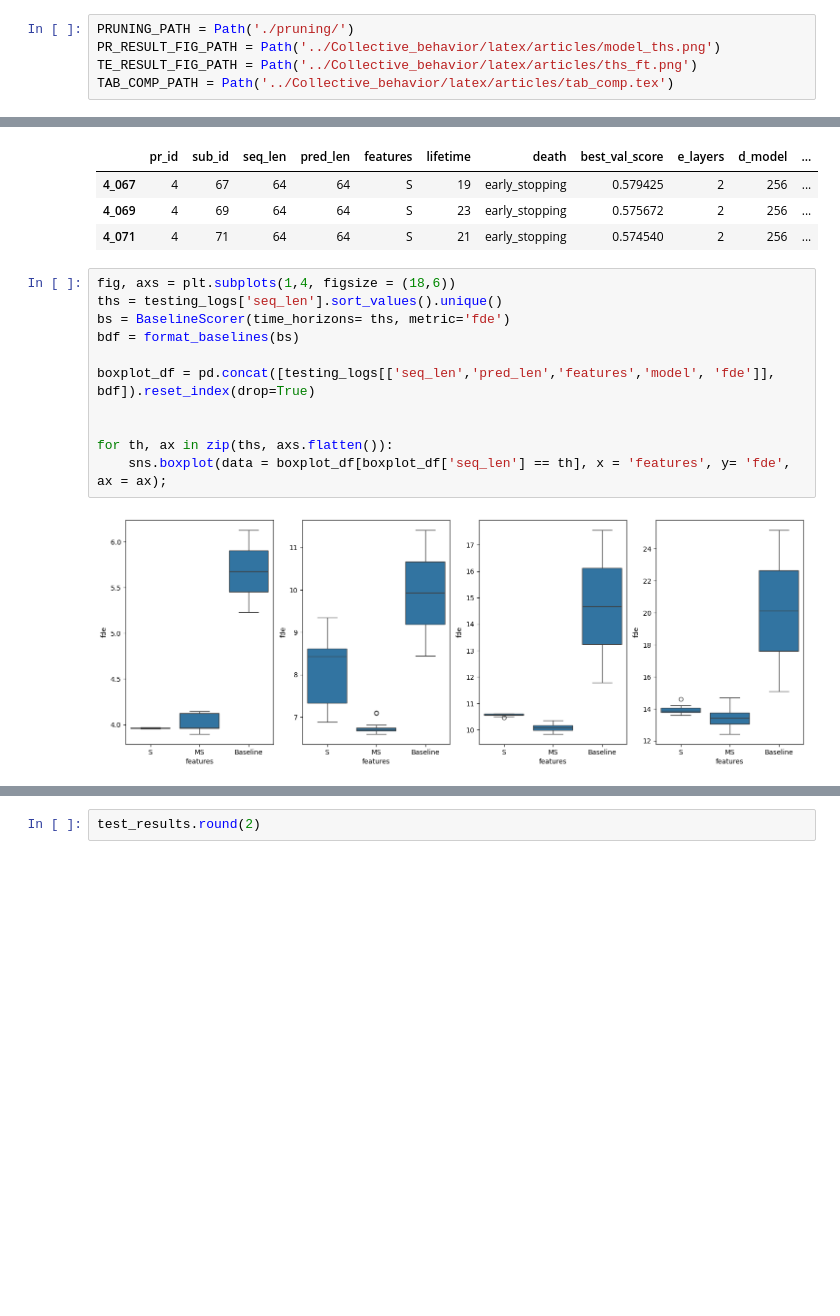
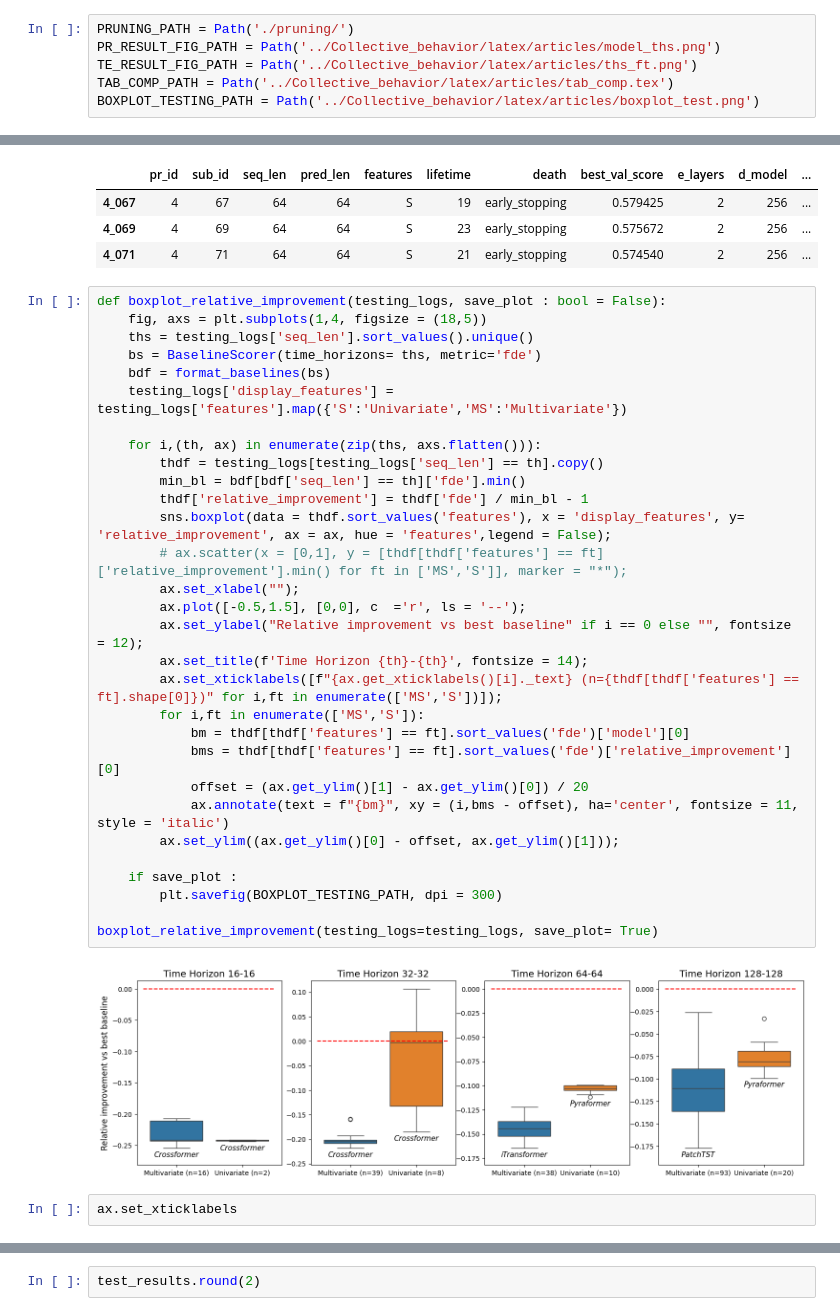
Before and after one commit to arnaud-odet/Time-Series-Library, a Jupyter notebook: results.ipynb, the cells around one changed output, grey strips where cells are left out. Drawn from its saved outputs; the diff is of its cells as text; blank space fills up the shorter version.

Commit message:
Adding boxplot for test results

```diff
--- a/results.ipynb
+++ b/results.ipynb
@@ -19,6 +19,7 @@ PRUNING_PATH = Path('./pruning/')
 PR_RESULT_FIG_PATH = Path('../Collective_behavior/latex/articles/model_ths.png')
 TE_RESULT_FIG_PATH = Path('../Collective_behavior/latex/articles/ths_ft.png')
 TAB_COMP_PATH = Path('../Collective_behavior/latex/articles/tab_comp.tex')
+BOXPLOT_TESTING_PATH = Path('../Collective_behavior/latex/articles/boxplot_test.png')
 # %% [markdown]
 # Pruning display
 # %% [markdown]
@@ -405,16 +406,37 @@ testing_logs.head(3)
 | 4_067 | 4 | 67 | 64 | 64 | S | 19 | early_stopping | 0.579425 | 2 | 256 | ... |
 | 4_069 | 4 | 69 | 64 | 64 | S | 23 | early_stopping | 0.575672 | 2 | 256 | ... |
 | 4_071 | 4 | 71 | 64 | 64 | S | 21 | early_stopping | 0.574540 | 2 | 256 | ... |
-# %%
-fig, axs = plt.subplots(1,4, figsize = (18,6))
-ths = testing_logs['seq_len'].sort_values().unique()
-bs = BaselineScorer(time_horizons= ths, metric='fde')
-bdf = format_baselines(bs)
-
-boxplot_df = pd.concat([testing_logs[['seq_len','pred_len','features','model', 'fde']], bdf]).reset_index(drop=True)
-
-
-for th, ax in zip(ths, axs.flatten()):
-    sns.boxplot(data = boxplot_df[boxplot_df['seq_len'] == th], x = 'features', y= 'fde', ax = ax);
-# %% [output]
-[figure, removed]
+# %%
+def boxplot_relative_improvement(testing_logs, save_plot : bool = False):
+    fig, axs = plt.subplots(1,4, figsize = (18,5))
+    ths = testing_logs['seq_len'].sort_values().unique()
+    bs = BaselineScorer(time_horizons= ths, metric='fde')
+    bdf = format_baselines(bs)
+    testing_logs['display_features'] = testing_logs['features'].map({'S':'Univariate','MS':'Multivariate'})
+
+    for i,(th, ax) in enumerate(zip(ths, axs.flatten())):
+        thdf = testing_logs[testing_logs['seq_len'] == th].copy()
+        min_bl = bdf[bdf['seq_len'] == th]['fde'].min()
+        thdf['relative_improvement'] = thdf['fde'] / min_bl - 1
+        sns.boxplot(data = thdf.sort_values('features'), x = 'display_features', y= 'relative_improvement', ax = ax, hue = 'features',legend = False);
+        # ax.scatter(x = [0,1], y = [thdf[thdf['features'] == ft]['relative_improvement'].min() for ft in ['MS','S']], marker = "*");
+        ax.set_xlabel("");
+        ax.plot([-0.5,1.5], [0,0], c  ='r', ls = '--');
+        ax.set_ylabel("Relative improvement vs best baseline" if i == 0 else "", fontsize = 12);
+        ax.set_title(f'Time Horizon {th}-{th}', fontsize = 14);
+        ax.set_xticklabels([f"{ax.get_xticklabels()[i]._text} (n={thdf[thdf['features'] == ft].shape[0]})" for i,ft in enumerate(['MS','S'])]);
+        for i,ft in enumerate(['MS','S']):
+            bm = thdf[thdf['features'] == ft].sort_values('fde')['model'][0]
+            bms = thdf[thdf['features'] == ft].sort_values('fde')['relative_improvement'][0]
+            offset = (ax.get_ylim()[1] - ax.get_ylim()[0]) / 20
+            ax.annotate(text = f"{bm}", xy = (i,bms - offset), ha='center', fontsize = 11, style = 'italic')
+        ax.set_ylim((ax.get_ylim()[0] - offset, ax.get_ylim()[1]));
+
+    if save_plot :
+        plt.savefig(BOXPLOT_TESTING_PATH, dpi = 300)
+
+boxplot_relative_improvement(testing_logs=testing_logs, save_plot= True)
+# %% [output]
+[figure, added]
+# %%
+ax.set_xticklabels
```
Also changed, not shown: parts of 2 cells of this notebook.
